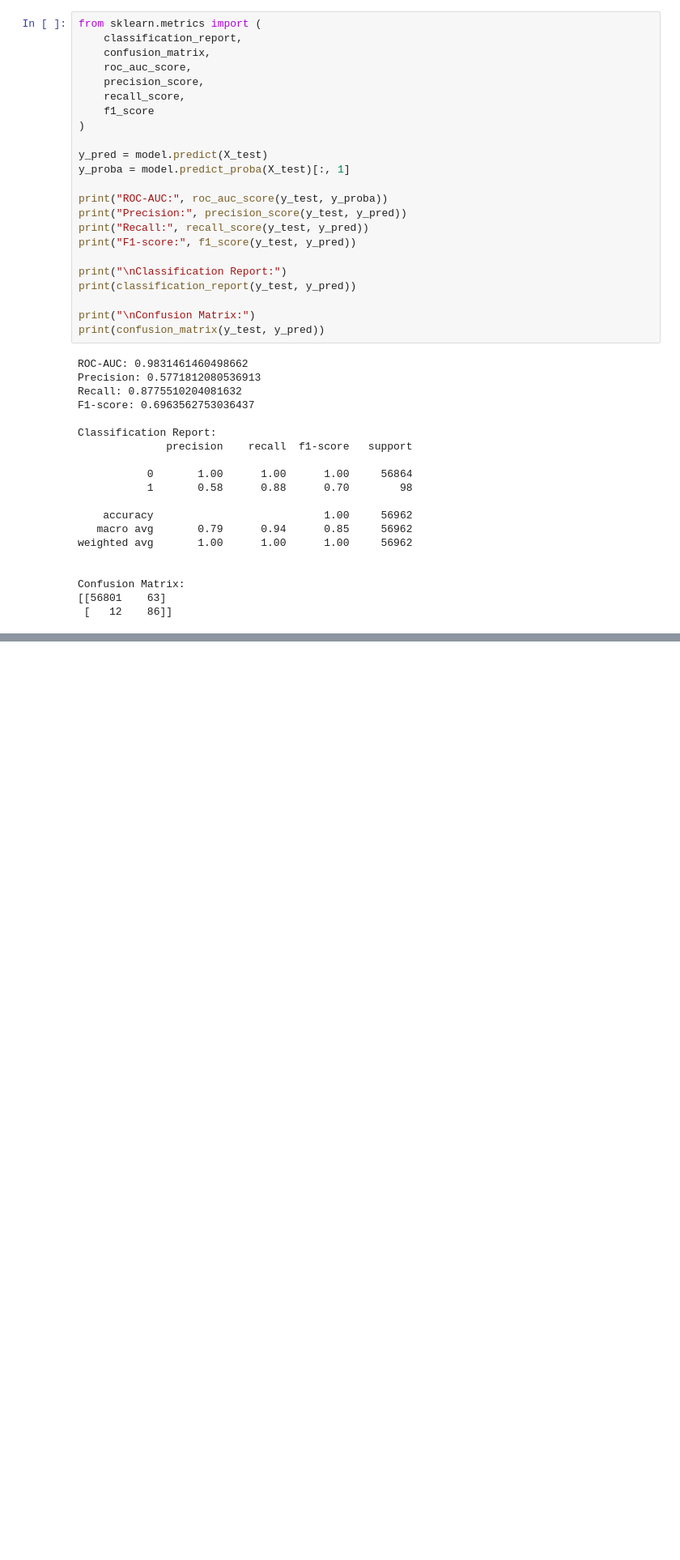
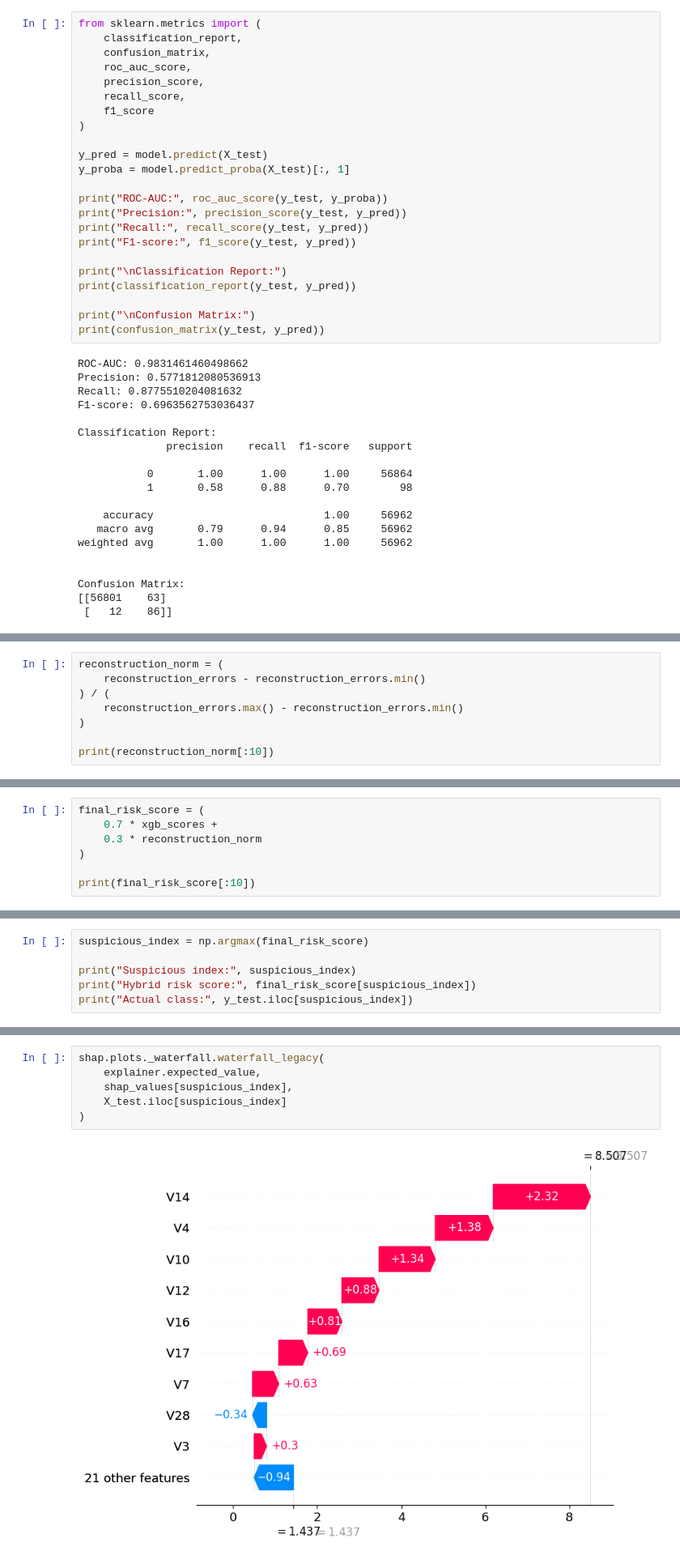
Before and after one commit to rvmvzvn1/jun, a Jupyter notebook: Hybrid_AI_Fraud_Detection_System.ipynb, the cells around one changed output, grey strips where cells are left out. Shown at 81% size. Saved outputs shown, nothing was run; the diff lists cells and outputs as text; blank space fills up the shorter version.

```diff
--- a/Hybrid_AI_Fraud_Detection_System.ipynb
+++ b/Hybrid_AI_Fraud_Detection_System.ipynb
@@ -148,0 +286,8 @@ Confusion Matrix:
+# %%
+reconstruction_norm = (
+    reconstruction_errors - reconstruction_errors.min()
+) / (
+    reconstruction_errors.max() - reconstruction_errors.min()
+)
+
+print(reconstruction_norm[:10])
@@ -148,0 +306,7 @@ Confusion Matrix:
+# %%
+final_risk_score = (
+    0.7 * xgb_scores +
+    0.3 * reconstruction_norm
+)
+
+print(final_risk_score[:10])
@@ -148,0 +363,6 @@ Confusion Matrix:
+# %%
+suspicious_index = np.argmax(final_risk_score)
+
+print("Suspicious index:", suspicious_index)
+print("Hybrid risk score:", final_risk_score[suspicious_index])
+print("Actual class:", y_test.iloc[suspicious_index])
@@ -148,0 +384,8 @@ Confusion Matrix:
+# %%
+shap.plots._waterfall.waterfall_legacy(
+    explainer.expected_value,
+    shap_values[suspicious_index],
+    X_test.iloc[suspicious_index]
+)
+# %% [output]
+[figure, added]
```
Also changed, not shown: parts of 20 cells of this notebook.
